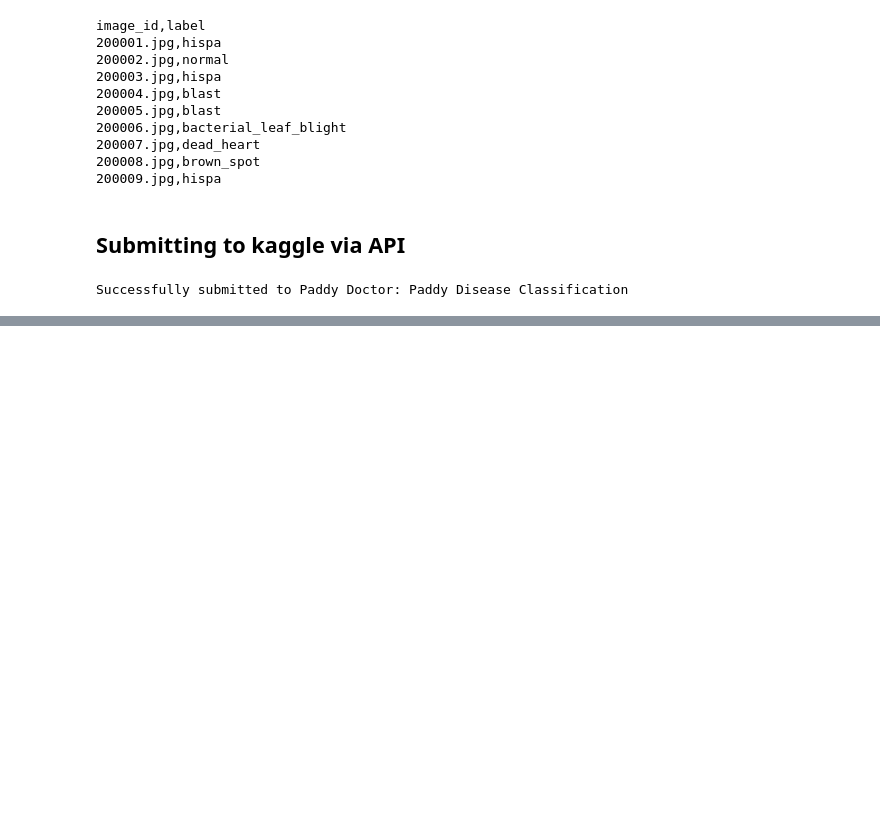
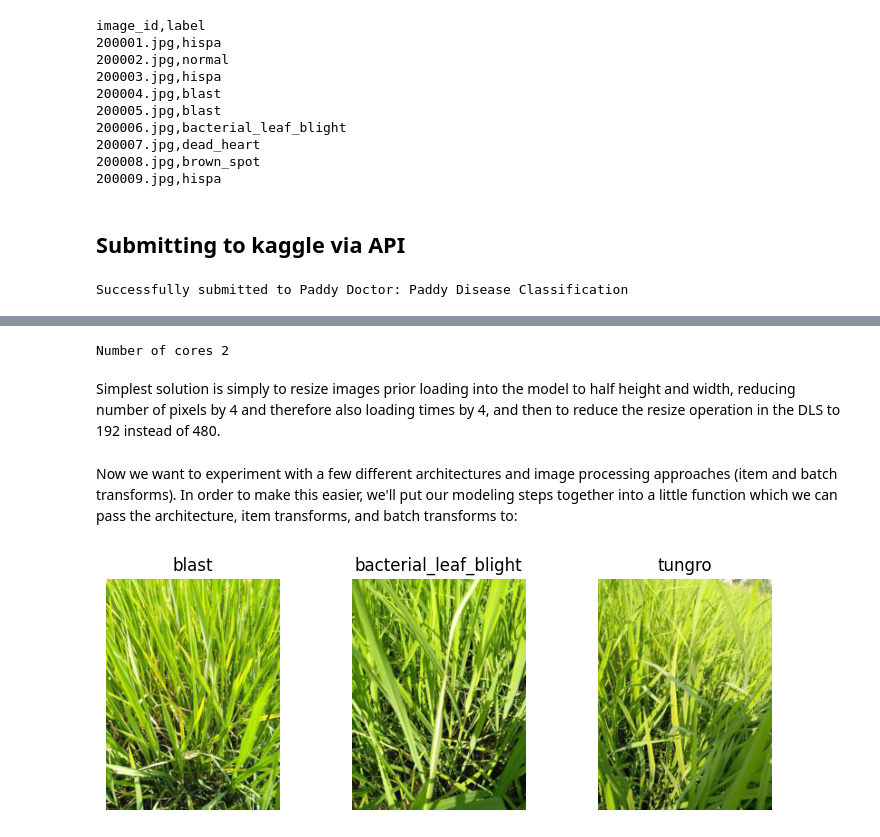
Before and after one commit to jalkestrup/fastai_course, a Jupyter notebook: 06_Paddy_vision/paddy.ipynb, the cells around one changed output, grey strips where cells are left out. Drawn from its saved outputs; the diff is of its cells as text; code cells hidden in the pictures; blank space fills up the shorter version.

Commit message:
Improved runtime and experiment with new model - some unknown issue with poor performance

```diff
--- a/06_Paddy_vision/paddy.ipynb
+++ b/06_Paddy_vision/paddy.ipynb
@@ -398,0 +411,21 @@ Successfully submitted to Paddy Doctor: Paddy Disease Classification
+# %%
+import multiprocessing
+
+n_cores = multiprocessing.cpu_count()
+print(f'Number of cores {n_cores}')
+# %% [output]
+Number of cores 2
+# %% [markdown]
+Simplest solution is simply to resize images prior loading into the model to half height and width, reducing number of pixels by 4 and therefore also loading times by 4, and then to reduce the resize operation in the DLS to 192 instead of 480.
+# %%
+small_train_path = Path(path/'small_train_images')
+resize_images(path/'train_images', dest=small_train_path, max_size=256, recurse=True)
+# %% [markdown]
+Now we want to experiment with a few different architectures and image processing approaches (item and batch transforms). In order to make this easier, we'll put our modeling steps together into a little function which we can pass the architecture, item transforms, and batch transforms to:
+# %%
+dls = ImageDataLoaders.from_folder(small_train_path, valid_pct=0.2, seed=42,
+    item_tfms=Resize((256,192)))
+
+dls.show_batch(max_n=3)
+# %% [output]
+[figure, added]
```
Also changed, not shown: parts of 23 cells of this notebook.
